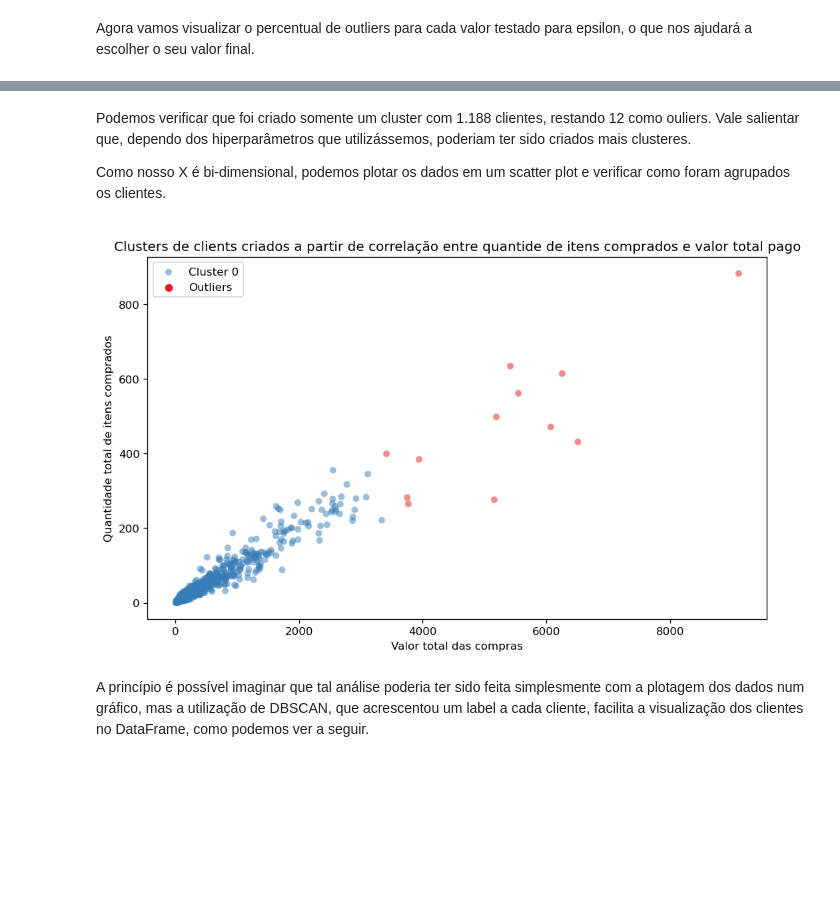
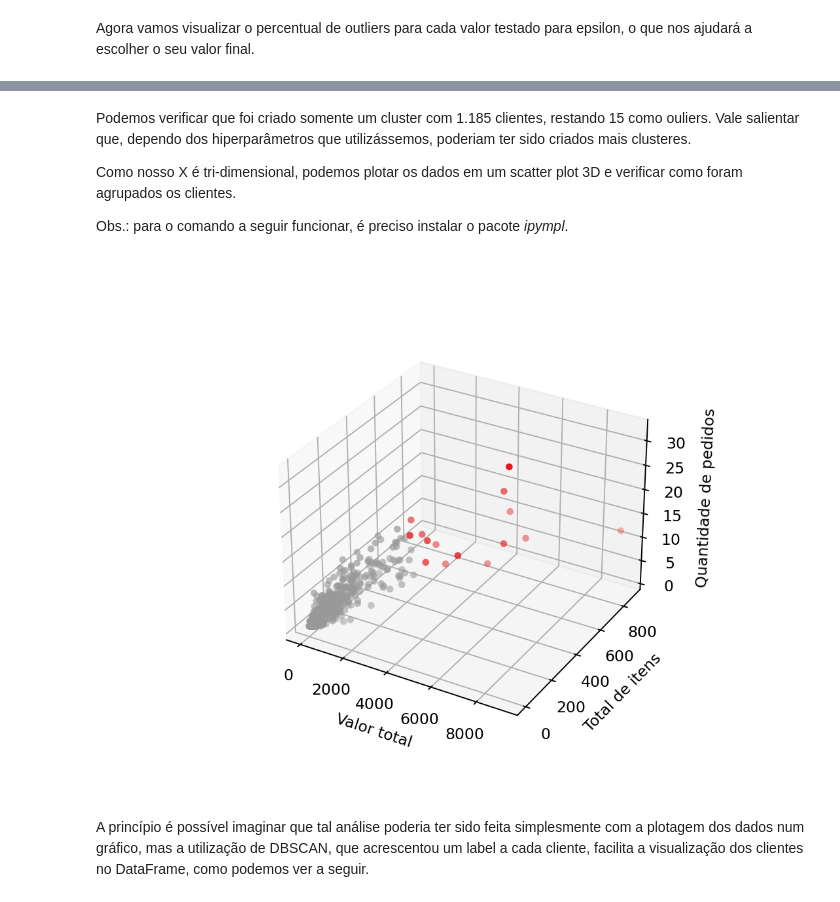
Before and after one commit to lgalicki/tcc-pos-ciecia-de-dados-pucmg, a Jupyter notebook: 3 - Detecção de outliers com agrupamento DBSCAN.ipynb, the cells around one changed output, grey strips where cells are left out. Drawn from its saved outputs; the diff is of its cells as text; code cells hidden in the pictures; blank space fills up the shorter version.

```diff
--- a/3 - Detecção de outliers com agrupamento DBSCAN.ipynb
+++ b/3 - Detecção de outliers com agrupamento DBSCAN.ipynb
@@ -76,14 +77,5 @@ df['label'].value_counts()
 Name: label, dtype: int64
 # %% [markdown]
-Podemos verificar que foi criado somente um cluster com 1.188 clientes, restando 12 como ouliers. Vale salientar que, dependo dos hiperparâmetros que utilizássemos, poderiam ter sido criados mais clusteres.<p>
-Como nosso X é bi-dimensional, podemos plotar os dados em um scatter plot e verificar como foram agrupados os clientes.
+Podemos verificar que foi criado somente um cluster com 1.185 clientes, restando 15 como ouliers. Vale salientar que, dependo dos hiperparâmetros que utilizássemos, poderiam ter sido criados mais clusteres.<p>
+Como nosso X é tri-dimensional, podemos plotar os dados em um scatter plot 3D e verificar como foram agrupados os clientes.<P>
+Obs.: para o comando a seguir funcionar, é preciso instalar o pacote *ipympl*.
-# %%
-plt.figure(dpi=120,figsize=(10,6))
-ax = sns.scatterplot(data=df,x='vl_total_compras',y='qt_total_itens',hue='label',palette='Set1',alpha=0.5,
-                     linewidth=0)
-ax.set(
-    title='Clusters de clients criados a partir de correlação entre quantide de itens comprados e valor total pago',
-    xlabel='Valor total das compras',ylabel='Quantidade total de itens comprados')
-plt.legend(labels=['Cluster 0','Outliers']);
-# %% [output]
-[figure, removed]
@@ -90,3 +84,11 @@ plt.legend(labels=['Cluster 0','Outliers']);
+# %%
+fig = plt.figure(dpi=170)
+ax = fig.add_subplot(projection='3d')
+ax.scatter(df['vl_total_compras'],df['qt_total_itens'],df['qt_tot_pedidos'],c=df['label'],cmap='Set1',linewidth=0)
+ax.set(xlabel='Valor total',ylabel='Total de itens',zlabel='Quantidade de pedidos')
+plt.show()
+# %% [output]
+[figure, added]
 # %% [markdown]
 A princípio é possível imaginar que tal análise poderia ter sido feita simplesmente com a plotagem dos dados num gráfico, mas a utilização de DBSCAN, que acrescentou um label a cada cliente, facilita a visualização dos clientes no DataFrame, como podemos ver a seguir.
 # %%
```
Also changed, not shown: parts of 15 cells of this notebook.
